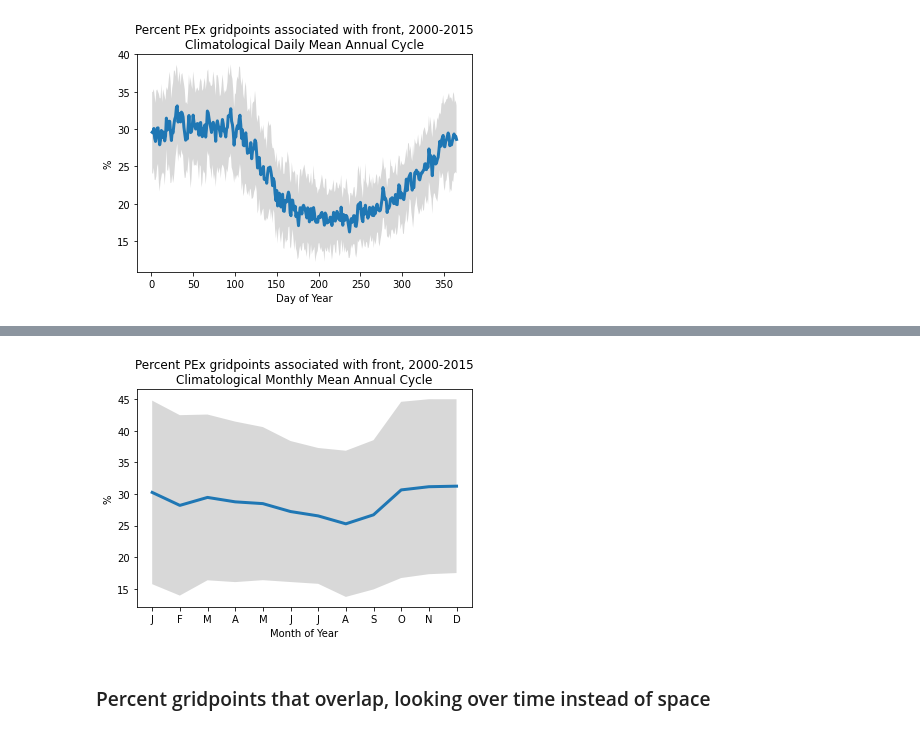
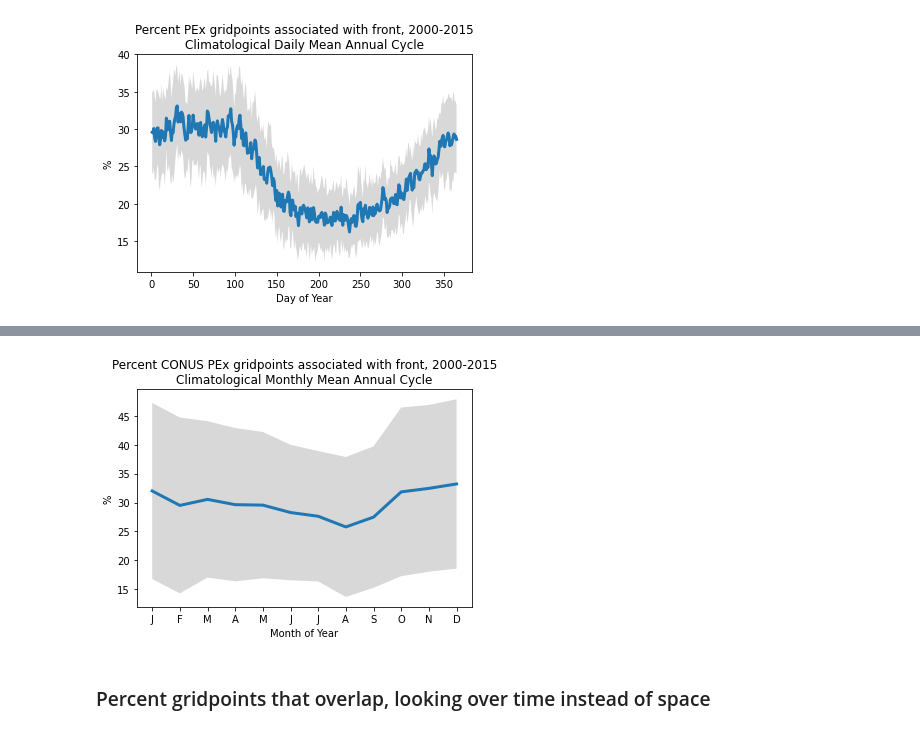
Before and after one commit to katiedagon/ML-extremes, a Jupyter notebook: notebooks/FrontsAnalysis_PEx.ipynb, the cells around one changed output, grey strips where cells are left out. Cells and saved outputs as stored; diff of their text form; code cells hidden in the pictures.

```diff
--- a/notebooks/FrontsAnalysis_PEx.ipynb
+++ b/notebooks/FrontsAnalysis_PEx.ipynb
@@ -399,8 +395,10 @@ PRECT_1deg_bil.to_netcdf(postprocessing_filepath+'PRECT_NA_hist_rcp26_1deg_bil.n
 ### Read back in intermediate file
 # %% [markdown]
 This time, include lat/lon chunks to help with quantile calculation
+# %%
+postprocessing_filepath = '/glade/campaign/cgd/ccr/kdagon/dlfront/postprocessing/'
 # %%
 %%time
-PRECT_1deg = xr.open_dataarray(postprocessing_filepath+'PRECT_NA_hist_rcp26_1deg_bil.nc', chunks={'time':600, 'lat':10, 'lon':20})
-PRECT_1deg
+#PRECT_1deg = xr.open_dataarray(postprocessing_filepath+'PRECT_NA_hist_rcp26_1deg_bil.nc', chunks={'time':600, 'lat':10, 'lon':20})
+PRECT_1deg = xr.open_dataarray(postprocessing_filepath+'PRECT_3hravg_NA_hist_rcp26_1deg_bil.nc', chunks={'time':600, 'lat':10, 'lon':20})
 # %% [output]
@@ -1076,11 +1010,11 @@ plt.title('Percent PEx gridpoints associated with front, 2000-2015\nClimatologic
 # %% [output]
 [figure]
 # %%
-# mean by month of year
-npercentPEx_monthofyear_CONUS = npercentPEx_CONUS.groupby("time.month").mean().load()
+# CONUS mean by month of year
+npercentPEx_monthofyear_CONUS = npercentPEx_CONUS.groupby("time.month").mean().persist()
 # %%
 # standard deviation
-npercentPEx_monthofyear_std_CONUS = npercentPEx_CONUS.groupby("time.month").std().load()
+npercentPEx_monthofyear_std_CONUS = npercentPEx_CONUS.groupby("time.month").std().persist()
 # %%
 npercentPEx_monthofyear_CONUS.plot()
 # %% [output]
@@ -1089,14 +1028,15 @@ npercentPEx_monthofyear_CONUS.plot()
 # %%
 # with fill for standard deviation
 plt.plot(npercentPEx_monthofyear_CONUS.month, npercentPEx_monthofyear_CONUS, linewidth=3)
 plt.fill_between(npercentPEx_monthofyear_CONUS.month, npercentPEx_monthofyear_CONUS-npercentPEx_monthofyear_std_CONUS,
                 npercentPEx_monthofyear_CONUS+npercentPEx_monthofyear_std_CONUS, alpha=0.3, facecolor='grey')
 plt.xticks(np.arange(12)+1, ['J','F','M','A','M','J','J','A','S','O','N','D'])
 plt.xlabel('Month of Year')
 plt.ylabel('%')
-plt.title('Percent PEx gridpoints associated with front, 2000-2015\nClimatological Monthly Mean Annual Cycle');
+plt.title('Percent CONUS PEx gridpoints associated with front, 2000-2015\nClimatological Monthly Mean Annual Cycle');
 #plt.savefig('../figures/toSCP/npercentPEx_monthofyear_CONUS_withstdev_2000-2015.pdf', bbox_inches='tight')
+#plt.savefig('../figures/toSCP/npercentPEx_monthofyear_CONUS_withstdev_2000-2015_3ha.pdf', bbox_inches='tight')
 # %% [output]
-[figure, old version]
+[figure, new version]
 # %% [markdown]
 ### Percent gridpoints that overlap, looking over time instead of space
```
Also changed, not shown: parts of 156 cells of this notebook, 2 other files.
